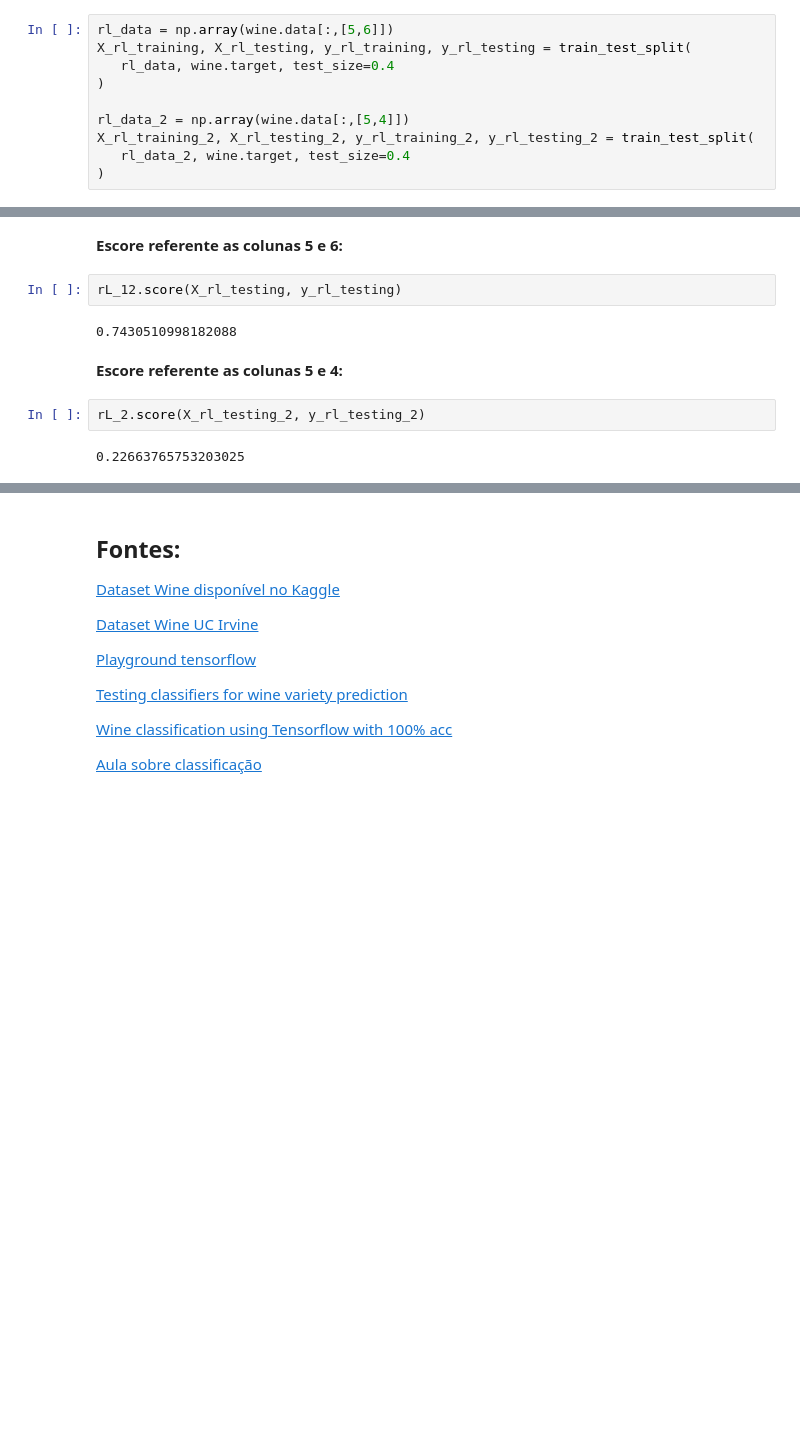
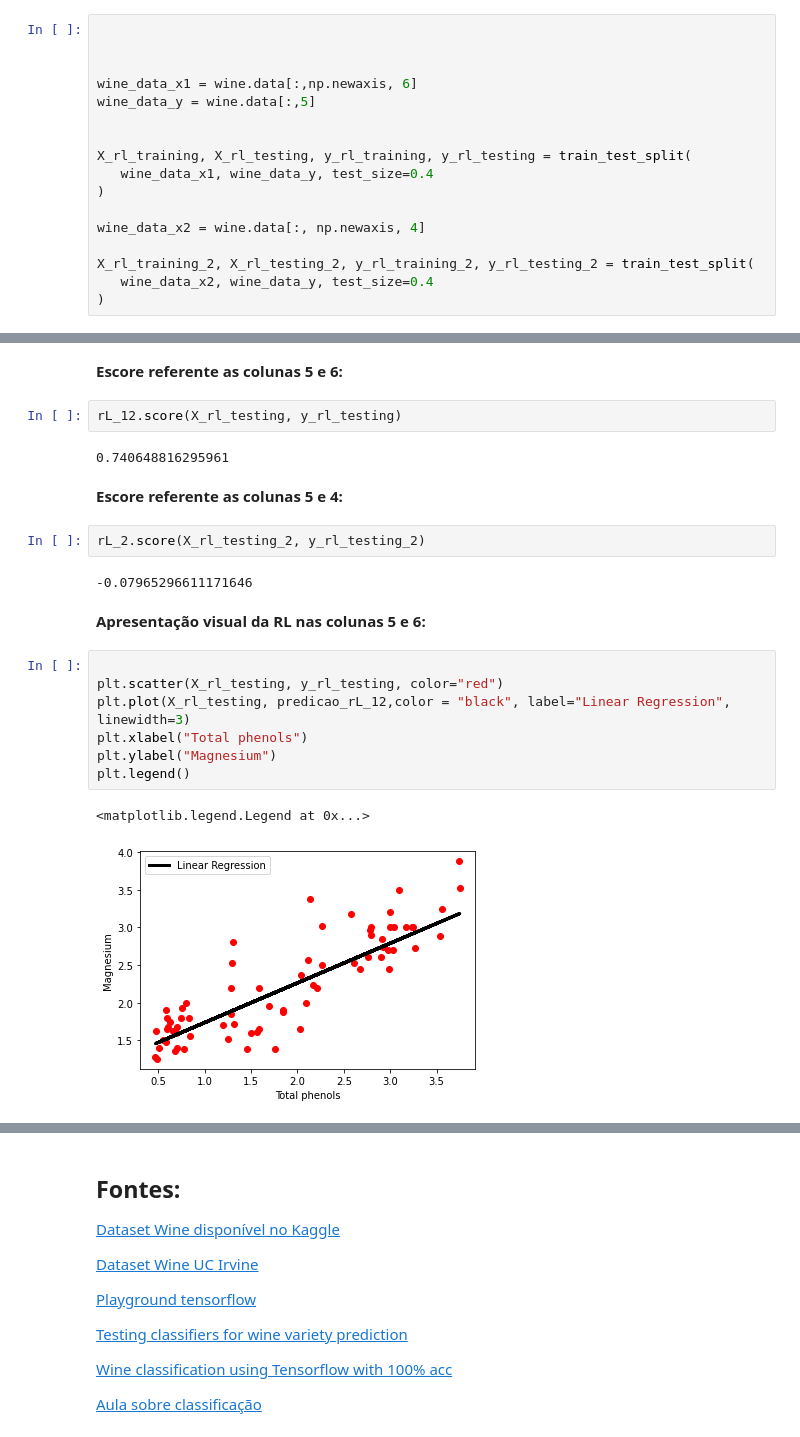
Before and after one commit to GabrielHVM/MLP, a Jupyter notebook: Redes_Neurais_Multicamadas_Gabriel_Henrique.ipynb, the cells around one changed output, grey strips where cells are left out. Cells and saved outputs as stored; diff of their text form; blank space fills up the shorter version.

Commit message:
Linear regression
Corrected linear regression and added regression plots

```diff
--- a/Redes_Neurais_Multicamadas_Gabriel_Henrique.ipynb
+++ b/Redes_Neurais_Multicamadas_Gabriel_Henrique.ipynb
@@ -563,14 +563,21 @@ plt.show()
 # %% [markdown]
 ## **Regressão Linear**
 # %%
-rl_data = np.array(wine.data[:,[5,6]])
+
+
+
+wine_data_x1 = wine.data[:,np.newaxis, 6]
+wine_data_y = wine.data[:,5]
+
+
 X_rl_training, X_rl_testing, y_rl_training, y_rl_testing = train_test_split(
-   rl_data, wine.target, test_size=0.4
+   wine_data_x1, wine_data_y, test_size=0.4
 )
 
-rl_data_2 = np.array(wine.data[:,[5,4]])
+wine_data_x2 = wine.data[:, np.newaxis, 4]
+
 X_rl_training_2, X_rl_testing_2, y_rl_training_2, y_rl_testing_2 = train_test_split(
-   rl_data_2, wine.target, test_size=0.4
+   wine_data_x2, wine_data_y, test_size=0.4
 )
 # %% [markdown]
 **Modelo aplicado nas colunas 5 e 6:**
@@ -609,10 +616,22 @@ Para a análise da regressão linear estarei utilizando do escore já disponibil
 # %%
 rL_12.score(X_rl_testing, y_rl_testing)
 # %% [output]
-0.7430510998182088
+0.740648816295961
 # %% [markdown]
 **Escore referente as colunas 5 e 4:**
 # %%
 rL_2.score(X_rl_testing_2, y_rl_testing_2)
 # %% [output]
-0.22663765753203025
+-0.07965296611171646
+# %% [markdown]
+**Apresentação visual da RL nas colunas 5 e 6:**
+# %%
+
+plt.scatter(X_rl_testing, y_rl_testing, color="red")
+plt.plot(X_rl_testing, predicao_rL_12,color = "black", label="Linear Regression", linewidth=3)
+plt.xlabel("Total phenols")
+plt.ylabel("Magnesium")
+plt.legend()
+# %% [output]
+<matplotlib.legend.Legend at 0x...>
+[figure, added]
```
Also changed, not shown: parts of 2 cells of this notebook.
